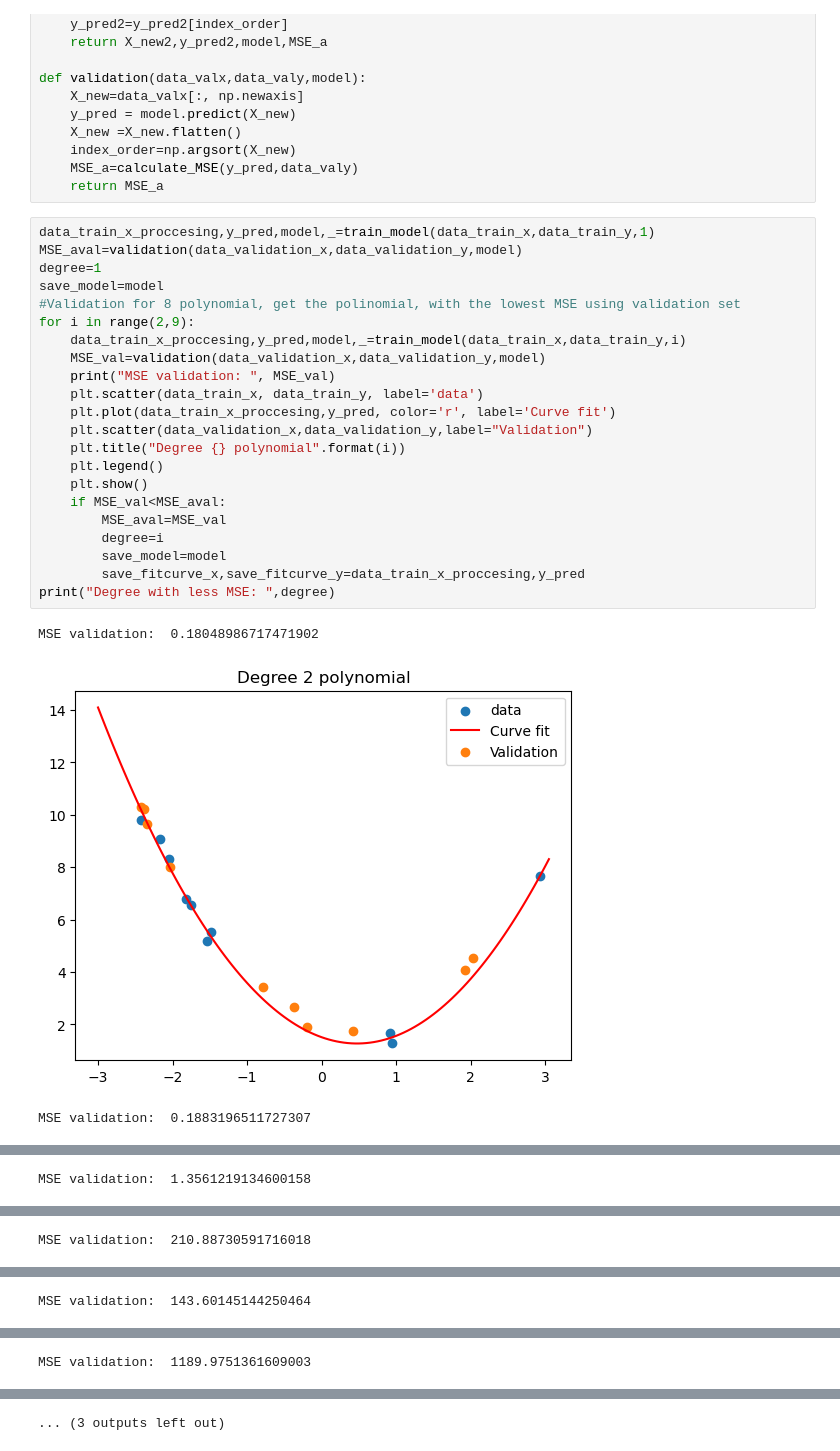
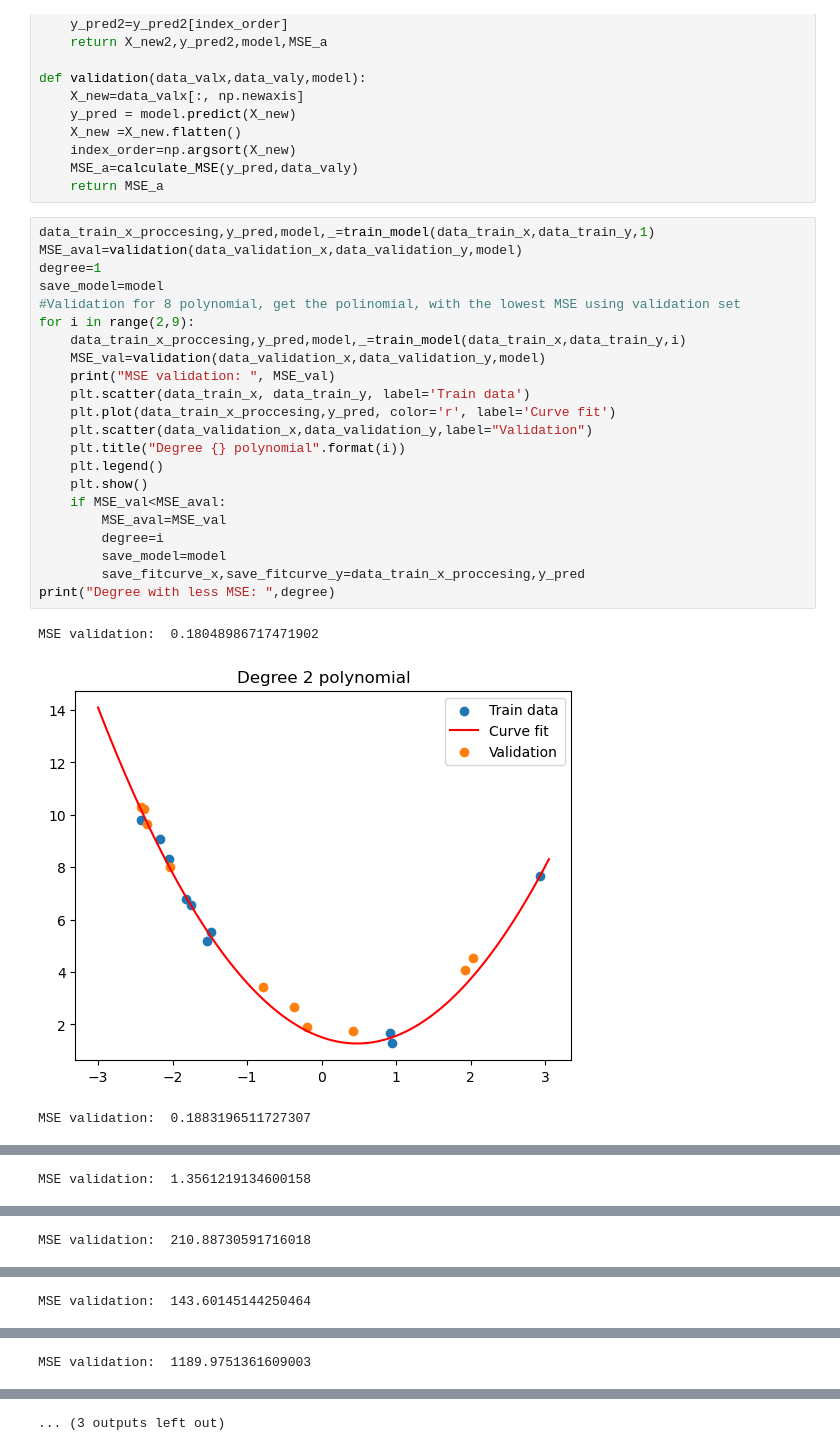
Before and after one commit to afrincon2/Machine_learning, a Jupyter notebook: LinearRegression/LinearRegression-Ex.ipynb, the cells around one changed output, grey strips where cells are left out. Drawn from its saved outputs; the diff is of its cells as text.

```diff
--- a/LinearRegression/LinearRegression-Ex.ipynb
+++ b/LinearRegression/LinearRegression-Ex.ipynb
@@ -350,26 +350,26 @@ def validation(data_valx,data_valy,model):
 # %%
 data_train_x_proccesing,y_pred,model,_=train_model(data_train_x,data_train_y,1)
 MSE_aval=validation(data_validation_x,data_validation_y,model)
 degree=1
 save_model=model
 #Validation for 8 polynomial, get the polinomial, with the lowest MSE using validation set
 for i in range(2,9):
     data_train_x_proccesing,y_pred,model,_=train_model(data_train_x,data_train_y,i)
     MSE_val=validation(data_validation_x,data_validation_y,model)
     print("MSE validation: ", MSE_val)
-    plt.scatter(data_train_x, data_train_y, label='data')
+    plt.scatter(data_train_x, data_train_y, label='Train data')
     plt.plot(data_train_x_proccesing,y_pred, color='r', label='Curve fit')
     plt.scatter(data_validation_x,data_validation_y,label="Validation")
     plt.title("Degree {} polynomial".format(i))
     plt.legend()
     plt.show()
     if MSE_val<MSE_aval:
         MSE_aval=MSE_val
         degree=i
         save_model=model
         save_fitcurve_x,save_fitcurve_y=data_train_x_proccesing,y_pred
 print("Degree with less MSE: ",degree)
 # %% [output]
 MSE validation:  0.18048986717471902
-[figure, old version]
+[figure, new version]
 MSE validation:  0.1883196511727307
```
Also changed, not shown: parts of 2 cells of this notebook.
